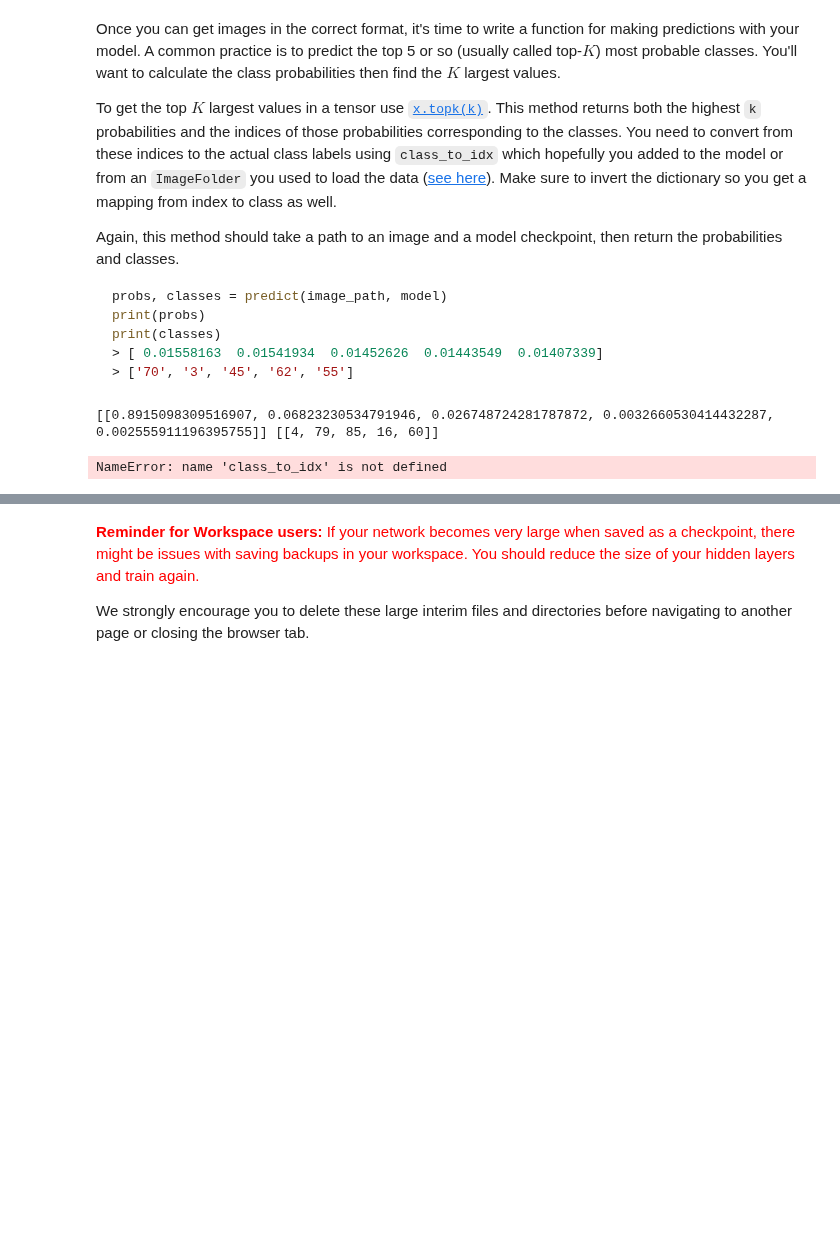
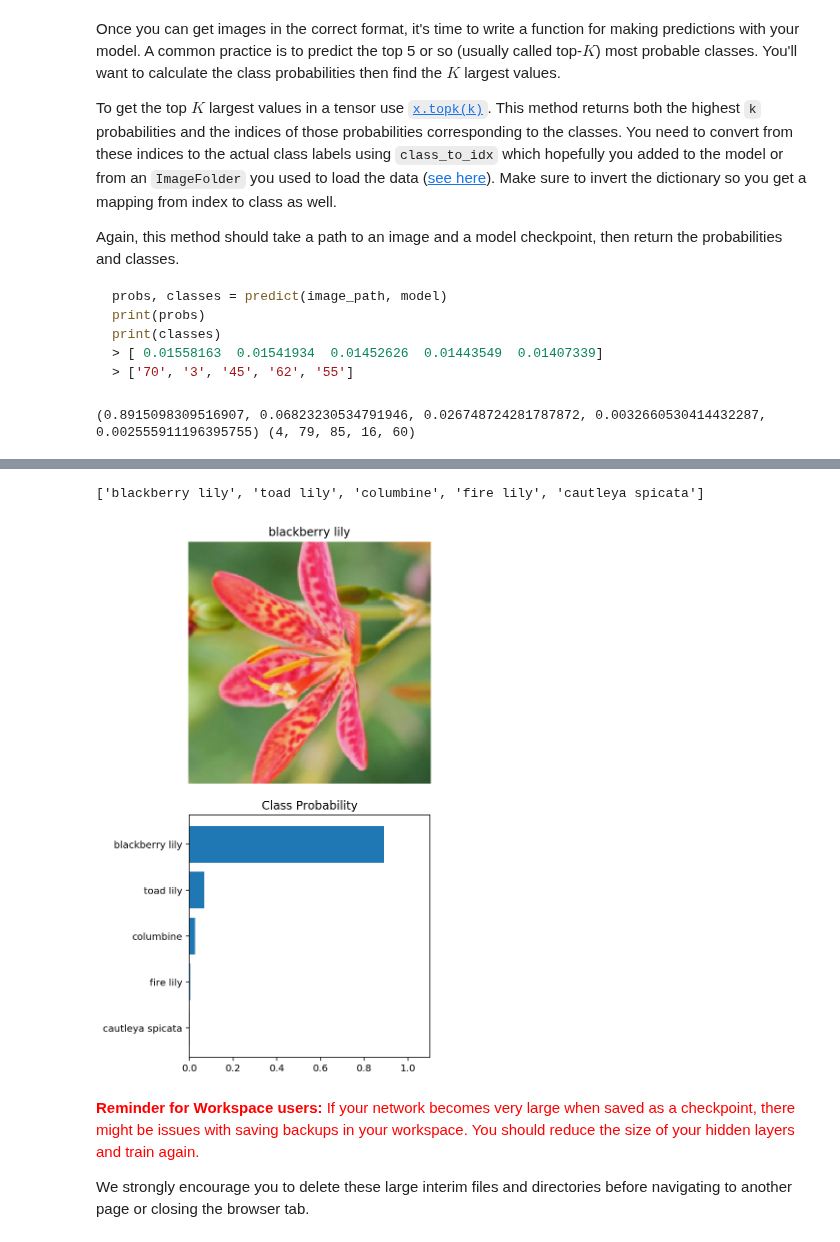
Before and after one commit to Diodak92/Image-Classifier, a Jupyter notebook: ImageClassifierProject.ipynb, the cells around one changed output, grey strips where cells are left out. Saved outputs shown, nothing was run; the diff lists cells and outputs as text; code cells hidden in the pictures; blank space fills up the shorter version.

```diff
--- a/ImageClassifierProject.ipynb
+++ b/ImageClassifierProject.ipynb
@@ -497,20 +495,20 @@ def predict(image_path, model, topk=5):
         prob = torch.exp(model(image))
     # compute and return top probabilities and classes
     top_p, top_class = prob.topk(topk, dim=1)
-    return np.array(top_p).tolist(), np.array(top_class).tolist()
+
+    return tuple(np.array(top_p).tolist()[0]), tuple(np.array(top_class).tolist()[0])
 # %%
 top_p, top_class = predict('flowers/test/102/image_08015.jpg', my_model)
 print(top_p, top_class)
 # %% [output]
-[[0.8915098309516907, 0.06823230534791946, 0.026748724281787872, 0.0032660530414432287, 0.002555911196395755]] [[4, 79, 85, 16, 60]]
+(0.8915098309516907, 0.06823230534791946, 0.026748724281787872, 0.0032660530414432287, 0.002555911196395755) (4, 79, 85, 16, 60)
 # %%
 idx_to_class = {i:k for k, i in class_to_idx.items()}
-print(idx_to_class,'\n')
+# labels mapping
+#print(idx_to_class,'\n')
 #print(train_dataset.class_to_idx)
-print(cat_to_name, '\n')
-print(cat_to_name[idx_to_class[top_class[0]]])
+#print(cat_to_name, '\n')
+#print(cat_to_name[idx_to_class[top_class[0]]])
-# %% [output]
-NameError: name 'class_to_idx' is not defined
 # %% [markdown]
 ## Sanity Checking
 
@@ -527,3 +520,31 @@ axes[0].
+# %%
+# TODO: Display an image along with the top 5 classes
+test_image_path = 'flowers/test/102/image_08015.jpg'
+test_image = process_image(test_image_path)
+test_top_p, test_top_class = predict(test_image_path, my_model)
+
+flowers_labels = [cat_to_name[idx_to_class[top_class[i]]] for i in range(len(test_top_class))]
+print(flowers_labels)
+
+fig, (ax1, ax2) = plt.subplots(nrows=2, figsize=(8,8))
+fig.tight_layout()
+
+ax1.set_title(cat_to_name[idx_to_class[top_class[0]]])
+ax1.axis('off')
+imshow(test_image, ax1)
+
+y_pos = np.arange(len(test_top_class))
+ax2.barh(y_pos, test_top_p)
+ax2.set_yticks(y_pos)
+ax2.set_yticklabels(flowers_labels)
+ax2.set_aspect(0.21)
+ax2.set_title('Class Probability')
+ax2.set_xlim(0, 1.1)
+ax2.invert_yaxis()
+plt.show()
+# %% [output]
+['blackberry lily', 'toad lily', 'columbine', 'fire lily', 'cautleya spicata']
+[figure, added]
 # %% [markdown]
 <font color='red'>**Reminder for Workspace users:** If your network becomes very large when saved as a checkpoint, there might be issues with saving backups in your workspace. You should reduce the size of your hidden layers and train again.
 
```
Also changed, not shown: parts of 4 cells of this notebook.
